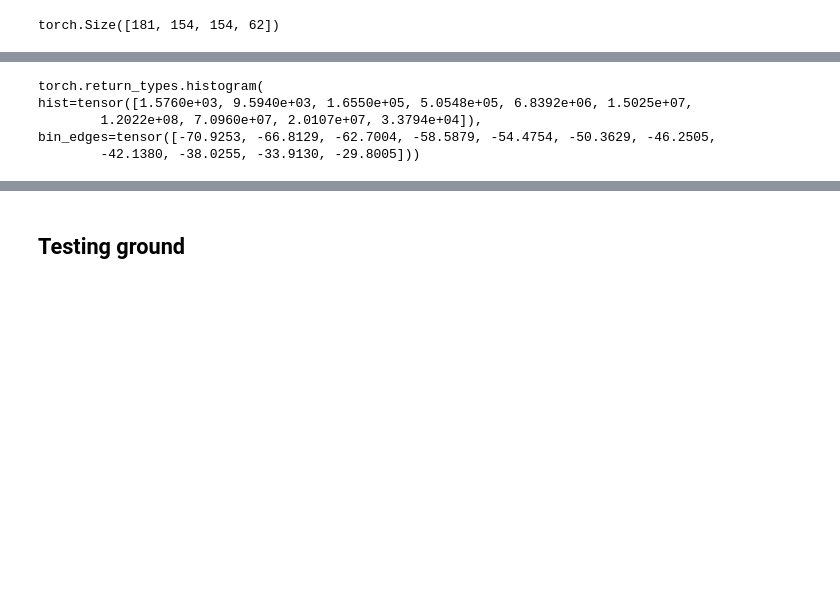
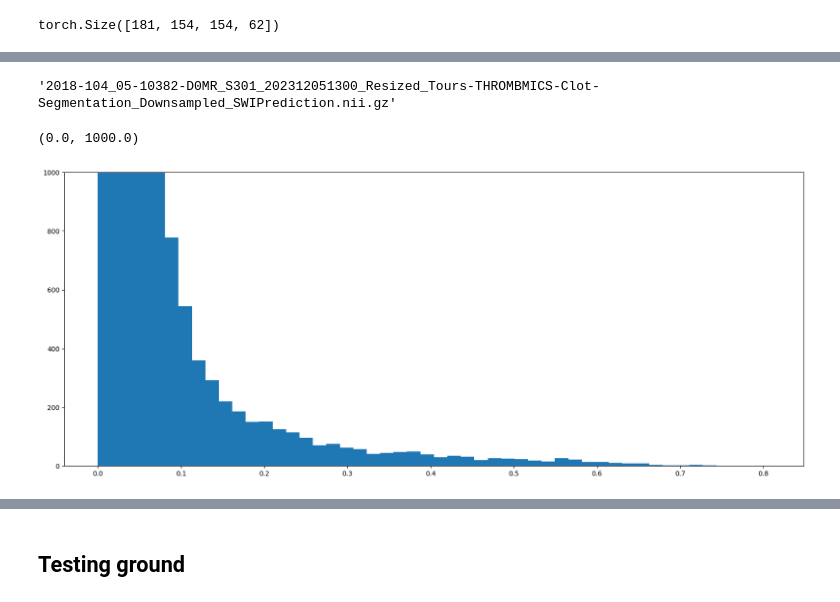
Before and after one commit to drci-foch/ETIS-Image, a Jupyter notebook: algo/UNet/UNet_Training.ipynb, the cells around one changed output, grey strips where cells are left out. Cells and saved outputs as stored; diff of their text form; code cells hidden in the pictures; blank space fills up the shorter version.

```diff
--- a/algo/UNet/UNet_Training.ipynb
+++ b/algo/UNet/UNet_Training.ipynb
@@ -519,0 +587,4 @@ torch.Size([181, 154, 154, 62])
+# %%
+os.listdir("D:\\data_ETIS_781\\Training\\Predictions\\Validation_Predictions\\SWI_Predictions")[62]
+# %% [output]
+'2018-104_05-10382-D0MR_S301_202312051300_Resized_Tours-THROMBMICS-Clot-Segmentation_Downsampled_SWIPrediction.nii.gz'
@@ -520,8 +597,10 @@ torch.Size([181, 154, 154, 62])
 # %%
-torch.histogram(all_predictions_first_images, 10)
+mean_histogram = torch.flatten(torch.sigmoid(all_predictions_mean_images))
+swi_histogram = torch.flatten(torch.sigmoid(all_predictions_first_images))
-# %% [output]
-torch.return_types.histogram(
-hist=tensor([1.5760e+03, 9.5940e+03, 1.6550e+05, 5.0548e+05, 6.8392e+06, 1.5025e+07,
-        1.2022e+08, 7.0960e+07, 2.0107e+07, 3.3794e+04]),
-bin_edges=tensor([-70.9253, -66.8129, -62.7004, -58.5879, -54.4754, -50.3629, -46.2505,
-        -42.1380, -38.0255, -33.9130, -29.8005]))
+# %%
+fig, ax = plt.subplots(figsize=(20, 8))
+plt.hist(mean_histogram.numpy(),bins=50)
+ax.set_ylim(0,1000)
+# %% [output]
+(0.0, 1000.0)
+[figure, added]
```
Also changed, not shown: parts of 12 cells of this notebook.
